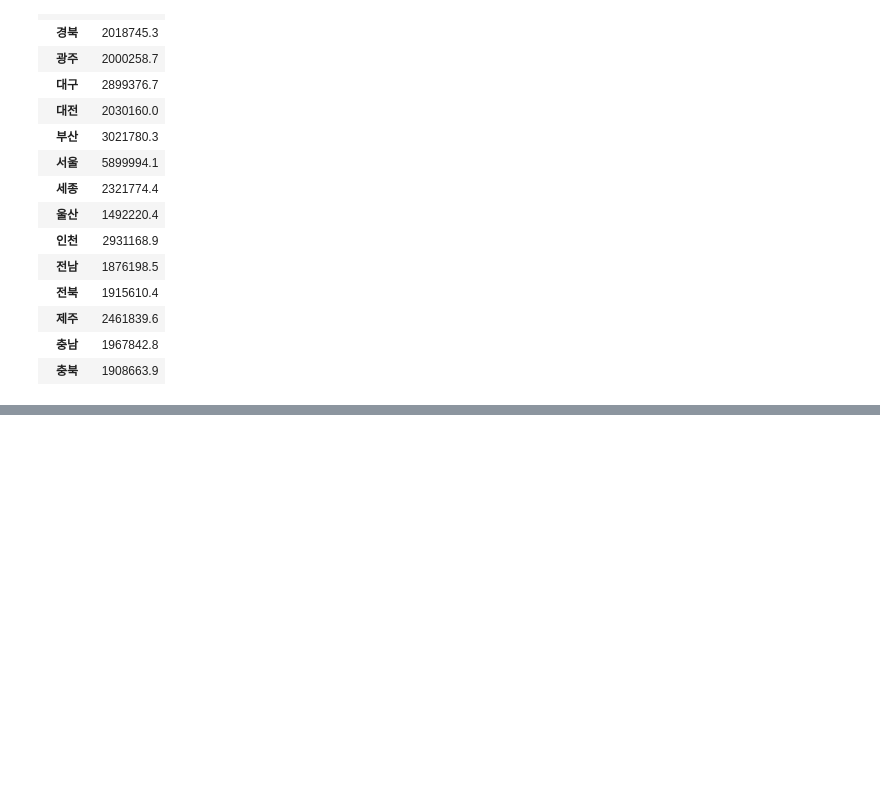
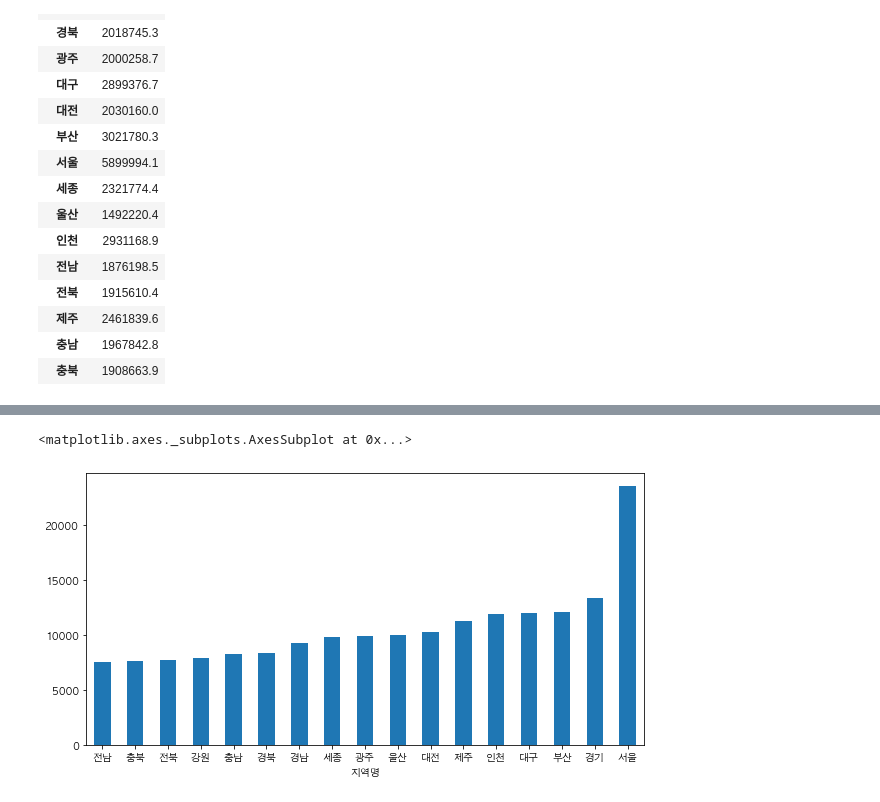
Before and after one commit to yekyung2/Python-DataAnalysis, a Jupyter notebook: practice1.ipynb, the cells around one changed output, grey strips where cells are left out. Saved outputs shown, nothing was run; the diff lists cells and outputs as text; code cells hidden in the pictures; blank space fills up the shorter version.

```diff
--- a/practice1.ipynb
+++ b/practice1.ipynb
@@ -523,0 +651,7 @@ pd.pivot_table(df_last, index=["지역명"], values=["평당분양가격"], aggf
+# %%
+#sort_values()를 통해 정렬 가능
+g = df_last.groupby(["지역명"])["평당분양가격"].mean().sort_values()
+g.plot.bar(rot=0, figsize= (10,5))
+# %% [output]
+<matplotlib.axes._subplots.AxesSubplot at 0x...>
+[figure, added]
```
Also changed, not shown: parts of 50 cells of this notebook.
